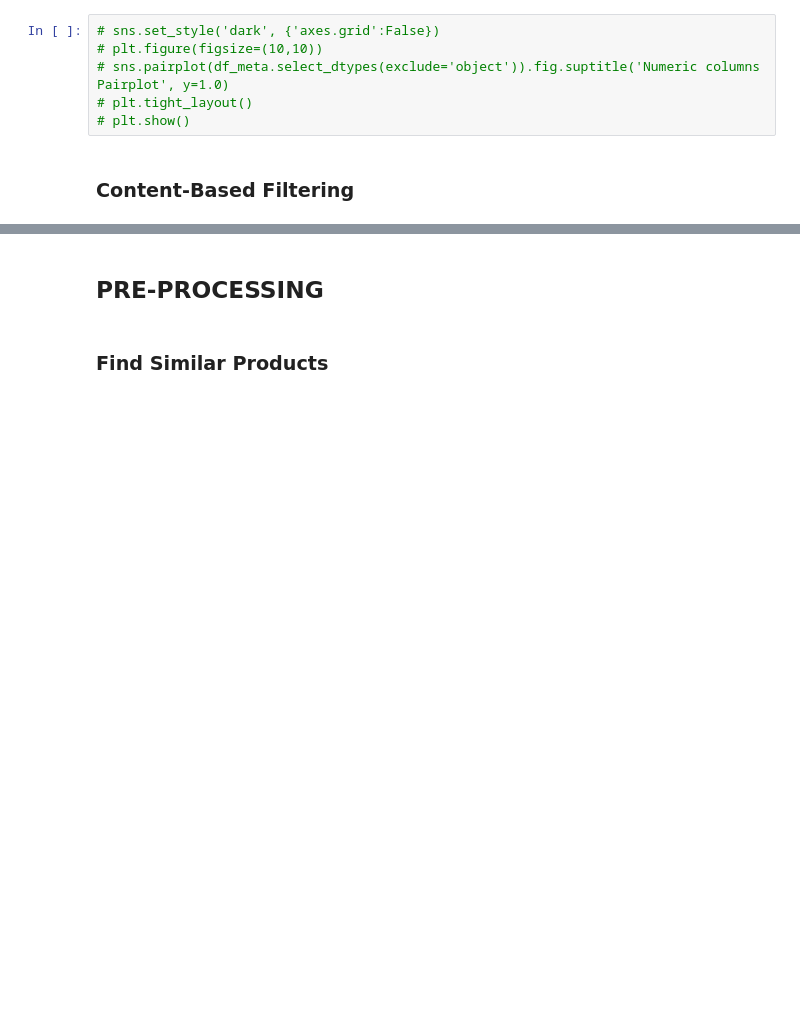
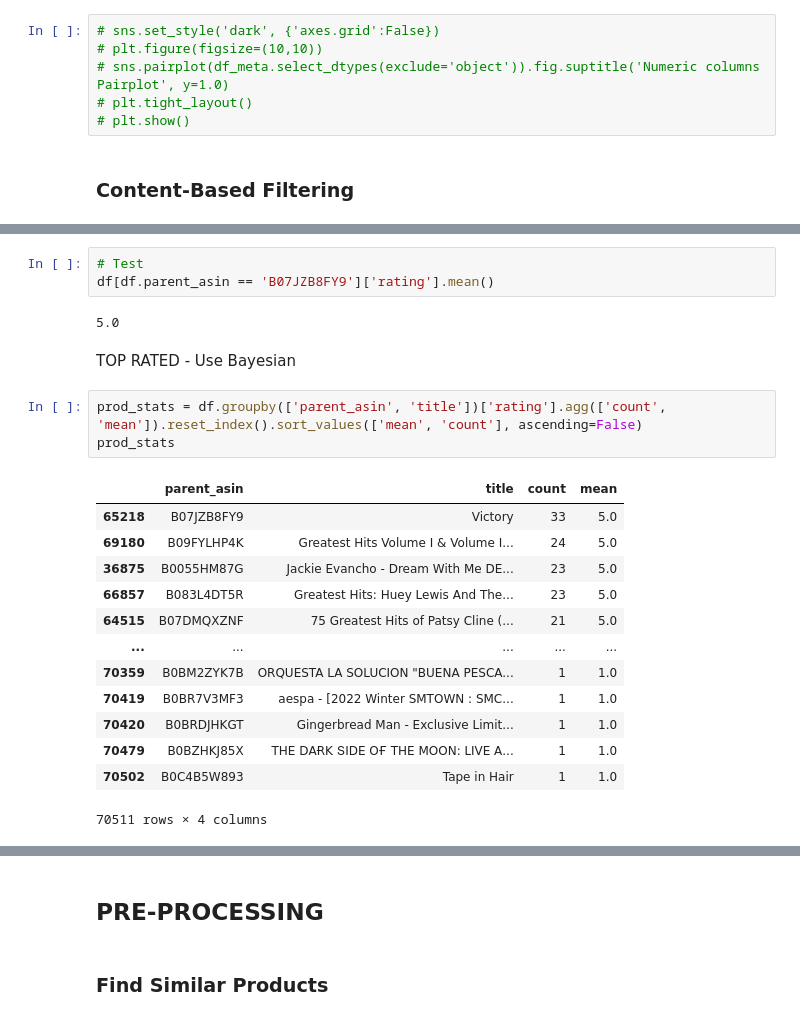
Before and after one commit to ds-edu/capstone3-recsys, a Jupyter notebook: recommender/notebooks/recsys.ipynb, the cells around one changed output, grey strips where cells are left out. Saved outputs shown, nothing was run; the diff lists cells and outputs as text; blank space fills up the shorter version.

```diff
--- a/recommender/notebooks/recsys.ipynb
+++ b/recommender/notebooks/recsys.ipynb
@@ -342,0 +337,24 @@ Top items to show : 20
+# %%
+# Test
+df[df.parent_asin == 'B07JZB8FY9']['rating'].mean()
+# %% [output]
+5.0
+# %% [markdown]
+TOP RATED - Use Bayesian
+# %%
+prod_stats = df.groupby(['parent_asin', 'title'])['rating'].agg(['count', 'mean']).reset_index().sort_values(['mean', 'count'], ascending=False)
+prod_stats
+# %% [output]
+|  | parent_asin | title | count | mean |
+| 65218 | B07JZB8FY9 | Victory | 33 | 5.0 |
+| 69180 | B09FYLHP4K | Greatest Hits Volume I & Volume I... | 24 | 5.0 |
+| 36875 | B0055HM87G | Jackie Evancho - Dream With Me DE... | 23 | 5.0 |
+| 66857 | B083L4DT5R | Greatest Hits: Huey Lewis And The... | 23 | 5.0 |
+| 64515 | B07DMQXZNF | 75 Greatest Hits of Patsy Cline (... | 21 | 5.0 |
+| ... | ... | ... | ... | ... |
+| 70359 | B0BM2ZYK7B | ORQUESTA LA SOLUCION "BUENA PESCA... | 1 | 1.0 |
+| 70419 | B0BR7V3MF3 | aespa - [2022 Winter SMTOWN : SMC... | 1 | 1.0 |
+| 70420 | B0BRDJHKGT | Gingerbread Man - Exclusive Limit... | 1 | 1.0 |
+| 70479 | B0BZHKJ85X | ΤΗΕ DΑɌΚ ՏΙDΕ ΟҒ ΤΗΕ ΜΟΟΝ: ԼΙVΕ Α... | 1 | 1.0 |
+| 70502 | B0C4B5W893 | Tape in Hair | 1 | 1.0 |
+70511 rows × 4 columns
```
Also changed, not shown: parts of 21 cells of this notebook.
